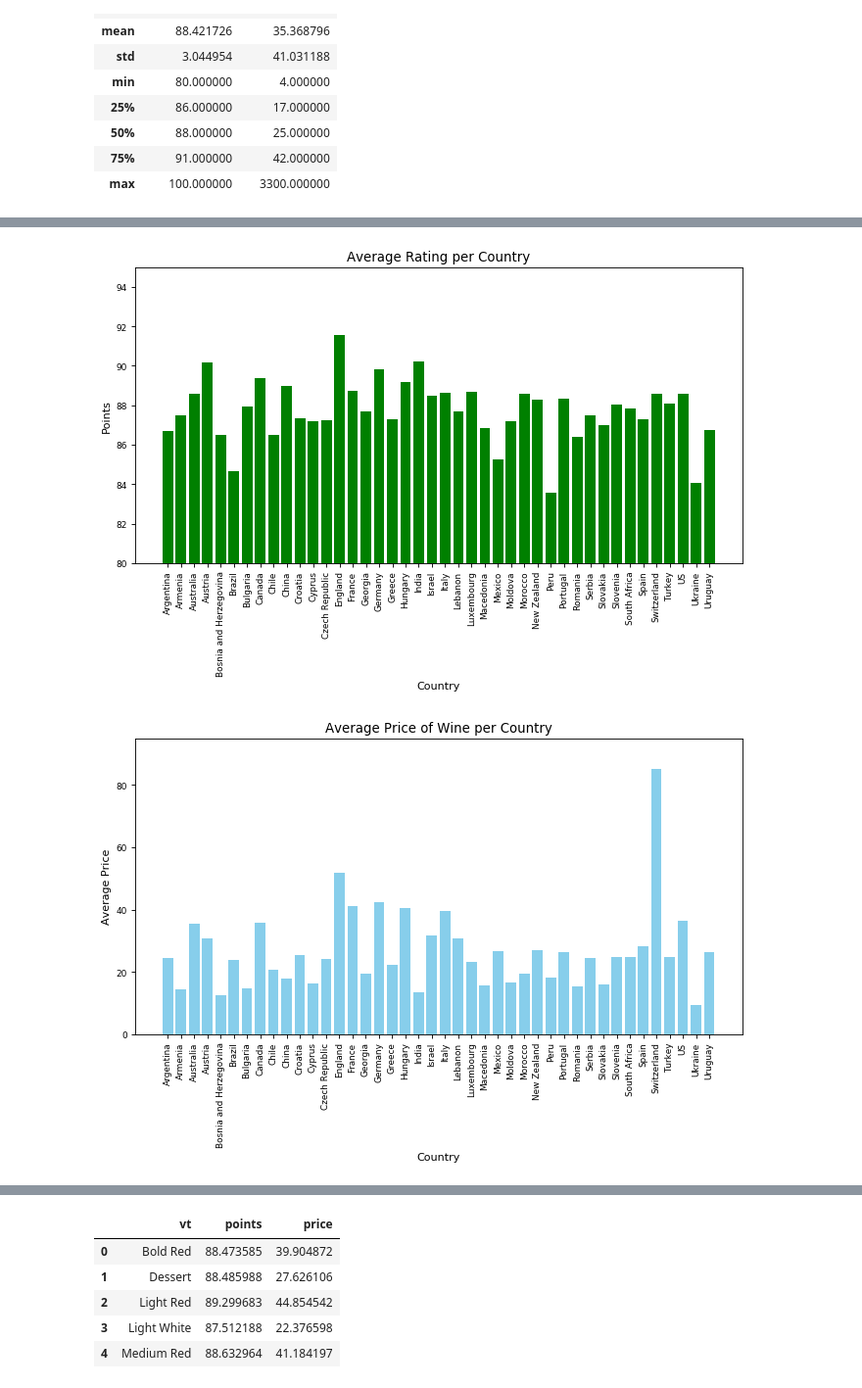
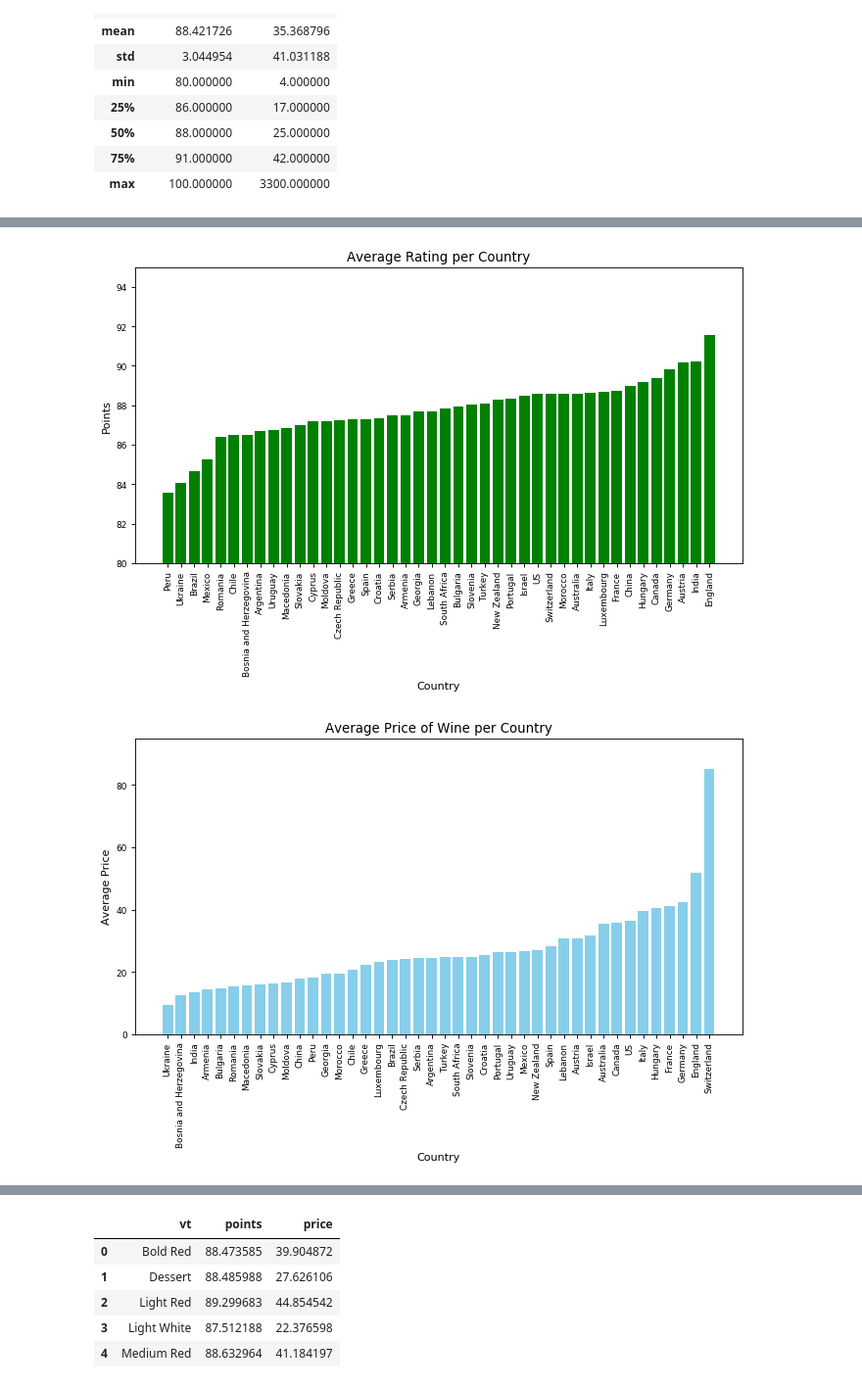
Before and after one commit to renatonico/Pygeons, a Jupyter notebook: notebooks/matt.ipynb, the cells around one changed output, grey strips where cells are left out. Shown at 98% size. Drawn from its saved outputs; the diff is of its cells as text; code cells hidden in the pictures.

```diff
--- a/notebooks/matt.ipynb
+++ b/notebooks/matt.ipynb
@@ -194,4 +273,0 @@ Price: $4.00
-# %%
-df_variety = df_2.groupby(["country"]).mean()
-df_variety = df_variety.reset_index()
-df_variety.head()
@@ -205,20 +423,27 @@ df_variety.head()
 # %%
+
+df_variety= df_variety.sort_values("points")
+
+
 #l1= ax.bar(df_variety["country"], df_variety["points"], color='g')
 fig, ax= plt.subplots(num=1,figsize=(10,5), dpi=80, facecolor='w', edgecolor='k')
 l1= ax.bar(df_variety["country"], df_variety["points"], color='g')
 plt.ylim([80,95])
 plt.xticks(rotation=90, fontsize=5)
 plt.xticks(size = 8)
 plt.yticks(size = 8)
 plt.xticks(rotation=90)
 plt.xlabel("Country")
 plt.ylabel("Points")
 plt.title("Average Rating per Country")
 plt.show()
 # %% [output]
-[figure, old version]
+[figure, new version]
 # %%
 #l1= ax.bar(df_variety["country"], df_variety["points"], color='g')
+
+
+df_variety= df_variety.sort_values("price")
 fig, ax= plt.subplots(num=1,figsize=(10,5), dpi=80, facecolor='w', edgecolor='k')
 l1= ax.bar(df_variety["country"], df_variety["price"], color='skyblue')
 plt.ylim([0,95])
@@ -231,4 +456,4 @@ plt.ylabel("Average Price")
 plt.title("Average Price of Wine per Country")
 plt.show()
 # %% [output]
-[figure, old version]
+[figure, new version]
```
Also changed, not shown: parts of 50 cells of this notebook.
